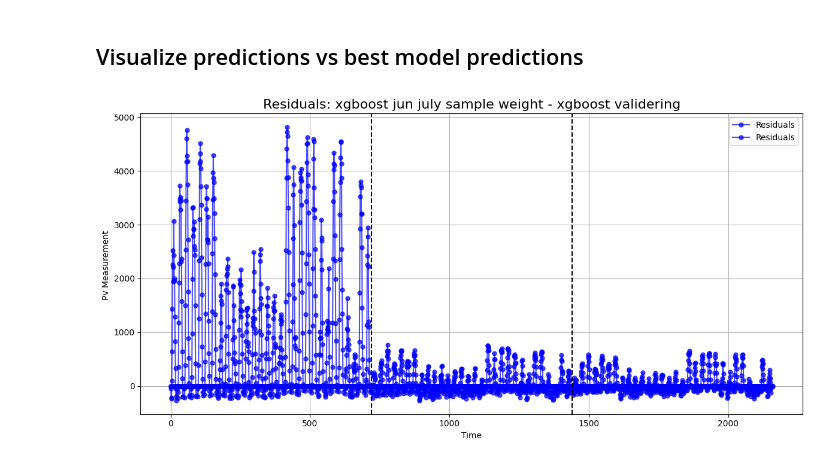
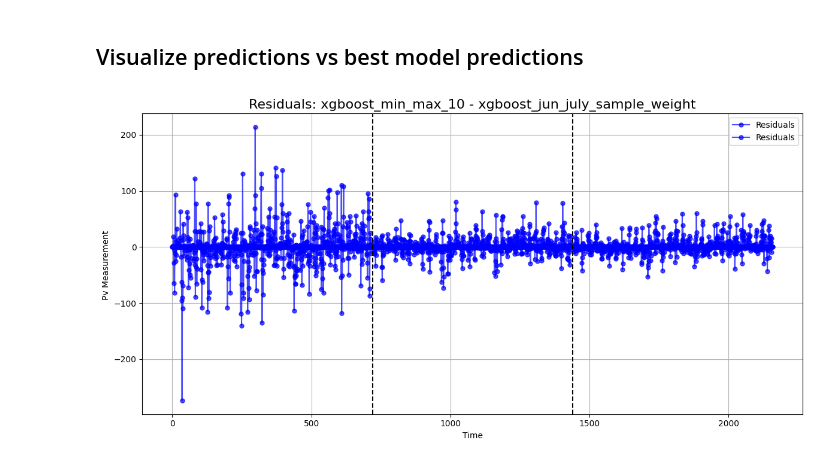
Before and after one commit to SverreNystad/power-predictor, a Jupyter notebook: stacking.ipynb, the cells around one changed output. Saved outputs shown, nothing was run; the diff lists cells and outputs as text; code cells hidden in the pictures.

Commit message:
Feat: Add stacking and catboost with correct data

```diff
--- a/stacking.ipynb
+++ b/stacking.ipynb
@@ -554,6 +554,16 @@ hour: 11, min_value_a: 0.0, max_value_a: 5651.8, min_value_b: -0.0, max_value_b:
 # %%
 from src.visualization.plotting import plot_residual_predictions
 # plot_residual_predictions("stack + 149", submission_name)
-plot_residual_predictions("xgboost jun july sample weight", "xgboost validering")
+# plot_residual_predictions("xgboost jun july sample weight", "xgboost validering")
+# plot_residual_predictions("stacking test1", "xgboost_min_max_10")
+# plot_residual_predictions("stacking test1", "catboost_2")
+# plot_residual_predictions("xgboost_min_max_10", "catboost_2")
+# plot_residual_predictions("xgboost_min_max_10", "ny_catboost_3_modeller_5")
+# plot_residual_predictions("catboost_2", "ny_catboost_3_modeller_5")
+plot_residual_predictions("xgboost_min_max_10", "xgboost_jun_july_sample_weight")
+
+
+
+# plot_residual_predictions("stack  149 avg", "average xg cat stack")
 # %% [output]
-[figure, old version]
+[figure, new version]
```
Also changed, not shown: 1 other file.
